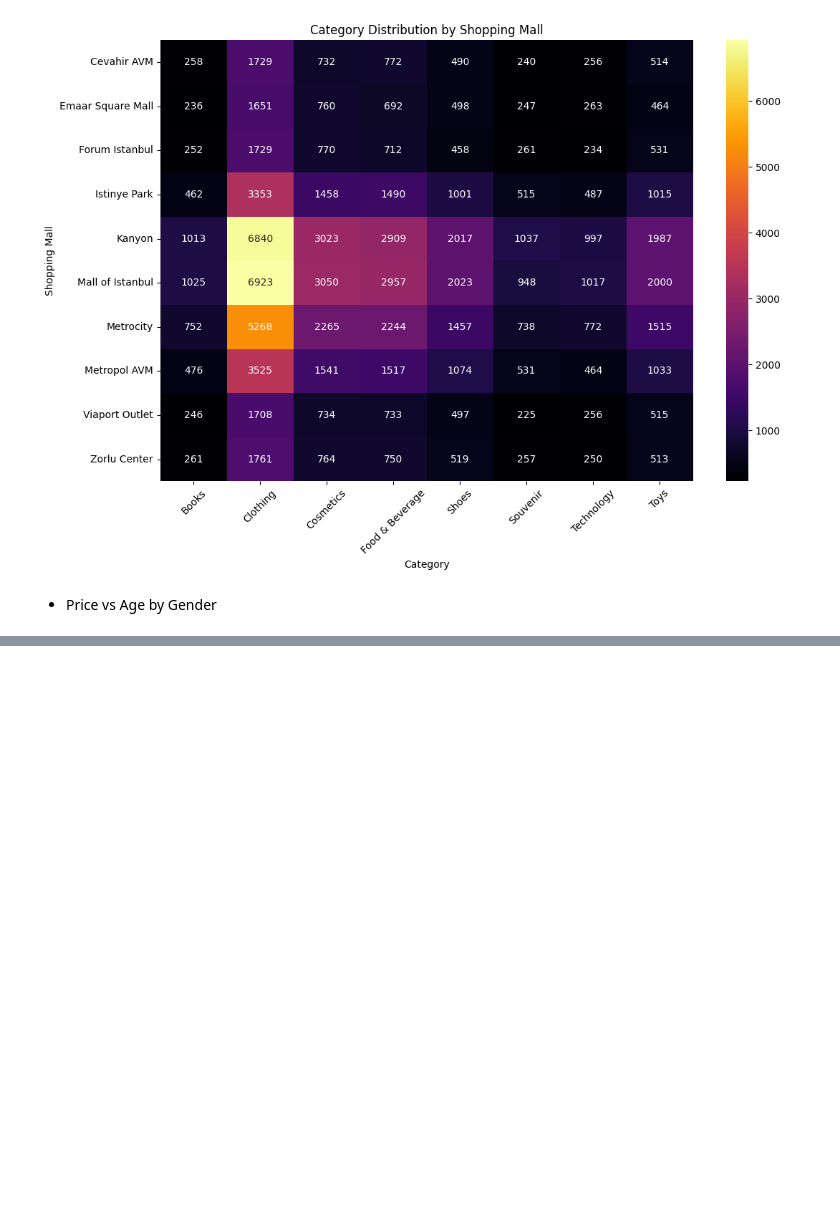
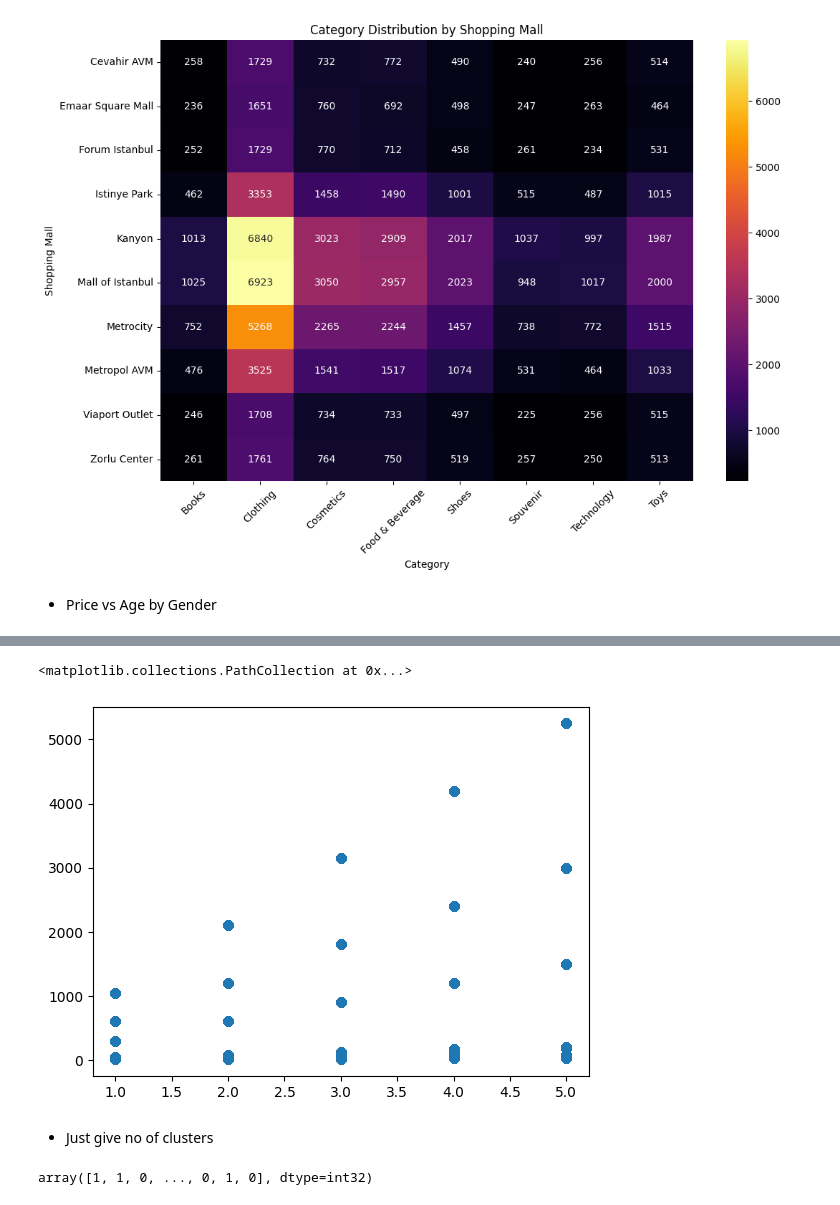
Before and after one commit to zeeshanAhmed2798/Retail_Store_EDA, a Jupyter notebook: retail-store-eda.ipynb, the cells around one changed output, grey strips where cells are left out. Cells and saved outputs as stored; diff of their text form; code cells hidden in the pictures; blank space fills up the shorter version.

```diff
--- a/retail-store-eda.ipynb
+++ b/retail-store-eda.ipynb
@@ -293,3 +297,5 @@ Name: count, dtype: int64
+# %%
+Shopping=ShoppingDf.copy()
 # %%
 Shopping['invoice_date']=pd.to_datetime(Shopping['invoice_date'], format='%d/%m/%Y')
 # %%
@@ -601,0 +608,13 @@ plt.show()
+# %%
+plt.scatter(data=Shopping,x='quantity',y='price')
+# %% [output]
+<matplotlib.collections.PathCollection at 0x...>
+[figure, added]
+# %% [markdown]
+- Just give no of clusters
+# %%
+kmeans = KMeans(n_clusters=2)
+predict= kmeans.fit_predict(Shopping[[ 'quantity', 'price']])
+predict
+# %% [output]
+array([1, 1, 0, ..., 0, 1, 0], dtype=int32)
```
Also changed, not shown: parts of 39 cells of this notebook, 1 other file.
